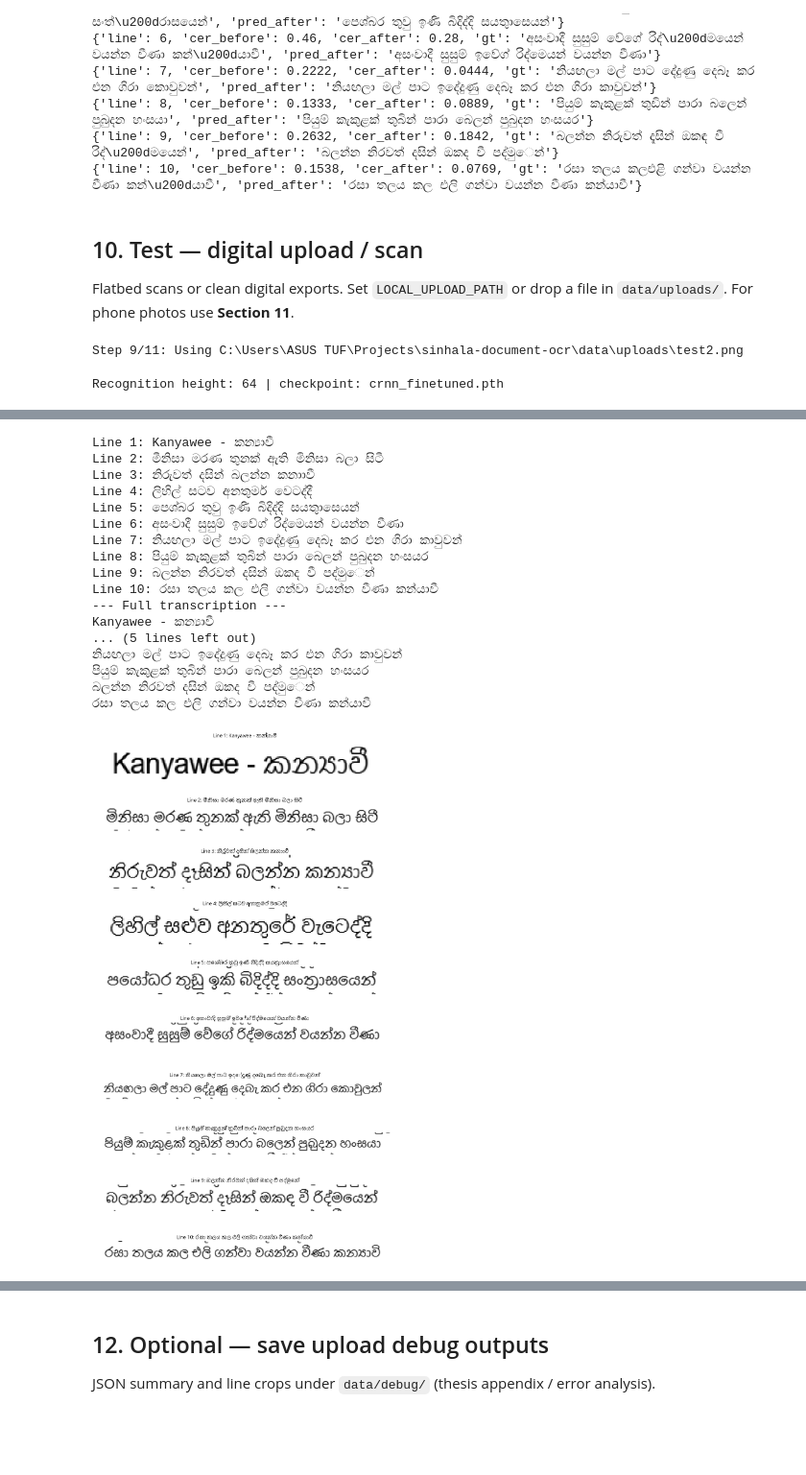
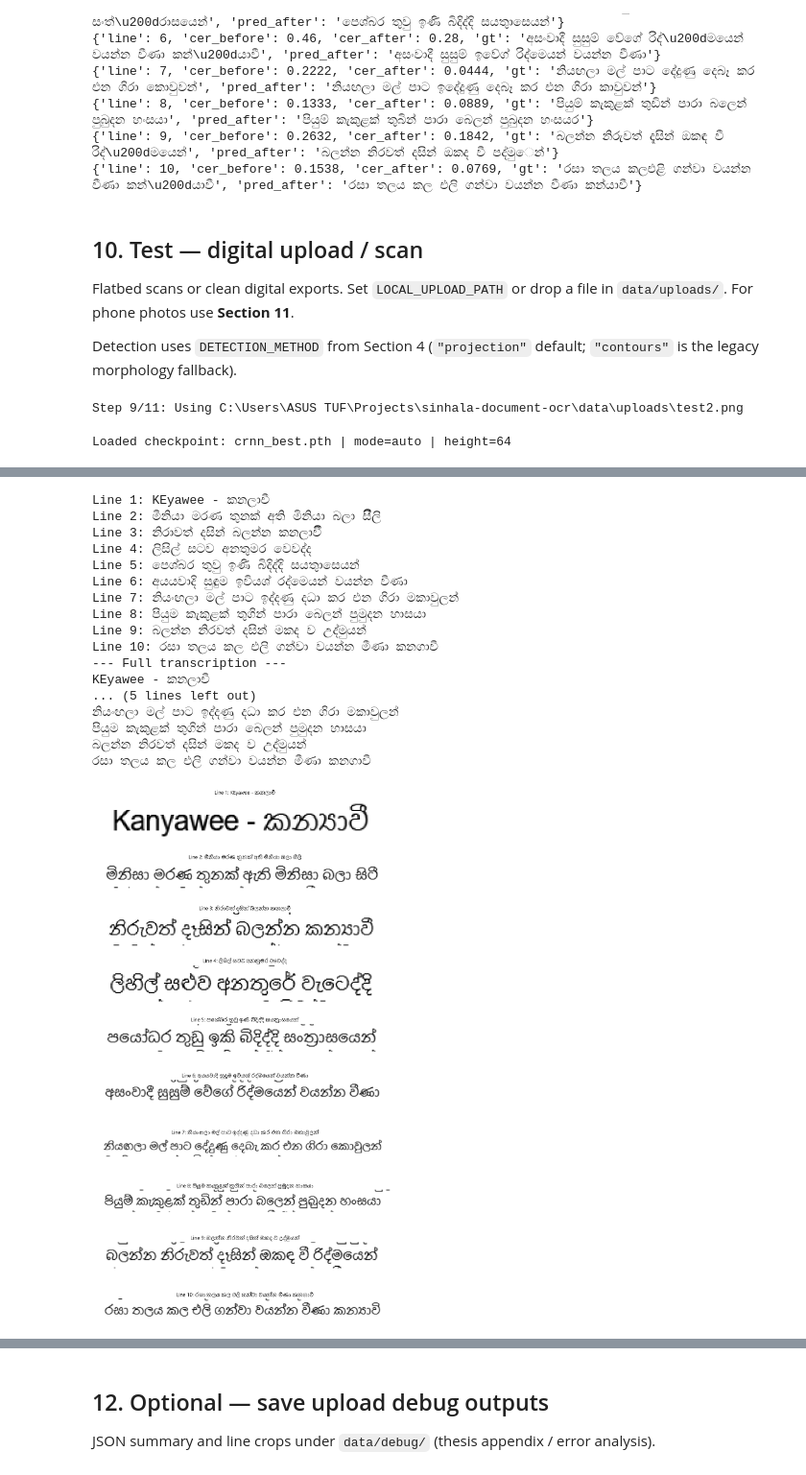
Before and after one commit to Hellsgate96/sinhala-document-ocr-2026, a Jupyter notebook: notebooks/local_pipeline.ipynb, the cells around one changed output, grey strips where cells are left out. Shown at 96% size. Drawn from its saved outputs; the diff is of its cells as text; code cells hidden in the pictures; blank space fills up the shorter version.

```diff
--- a/notebooks/local_pipeline.ipynb
+++ b/notebooks/local_pipeline.ipynb
@@ -124,17 +131,17 @@ logger = get_logger("local_pipeline")
 # === PIPELINE CONTROL ===
 RUN_GENERATE = False       # True: first time or refresh synthetic data
 RUN_BASELINE_TRAIN = False  # True: first time; ~25 epochs on GPU
-RUN_FINETUNE = False        # True: after baseline; ~10-30 epochs on poem
+RUN_FINETUNE = False        # OPTIONAL experiment (poem test case); keep False for the general model
 RUN_UPLOAD_TEST = True      # Section 9 - digital scan / upload
 RUN_REAL_PHOTO = True       # Section 10 - phone camera
 
-NUM_SAMPLES = 15000 if torch.cuda.is_available() else 5000
-BASELINE_EPOCHS = 25
+NUM_SAMPLES = 30000 if torch.cuda.is_available() else 5000  # v2: diverse corpus needs volume
+BASELINE_EPOCHS = 40   # early stopping (patience 8 on val CER) usually ends sooner
 FINETUNE_EPOCHS = 20
 
 # Recognition checkpoint selection (general docs vs Kanyawee poem fine-tune)
 # auto: crnn_best.pth for uploads unless COMPARE_TO_POEM_GT or USE_POEM_FINETUNE
-CHECKPOINT_MODE = "auto"  # "auto" | "baseline" | "finetuned"
+CHECKPOINT_MODE = "baseline"  # "baseline" (general model, default) | "auto" | "finetuned" (poem experiment)
 USE_POEM_FINETUNE = False  # True: force poem weights in auto mode (not for LaTeX/general docs)
 INFERENCE_HEIGHT = 64      # overridden from finetune config when finetuned ckpt is selected
 DECODE = "greedy"
@@ -146,6 +153,8 @@ FT_USE_REAL_ONLY = False
 FT_RUN_PREP = False  # True: run prepare_poem_dataset.py from POEM_IMAGE
 
 # Upload / real-photo options (Sections 9-10)
+DETECTION_METHOD = "projection"  # "projection" (default: borders/watermarks/centered lines) | "contours"
+
 SECTION9_PICK_FILE = False
 LOCAL_UPLOAD_PATH = ""
 INVERT_IF_DARK_BG = True
@@ -201,6 +210,8 @@ INF_OPTS["decode"] = DECODE
 if INFERENCE_HEIGHT:
     INF_OPTS["height"] = INFERENCE_HEIGHT
 
+cfg["detection"]["method"] = DETECTION_METHOD
+
 print("config:", CONFIG_PATH)
 print("CHECKPOINT_MODE:", CHECKPOINT_MODE, "| USE_POEM_FINETUNE:", USE_POEM_FINETUNE)
 print(
@@ -211,6 +222,7 @@ print(
 print("CUDA:", CUDA, "| device:", DEVICE)
 print("NUM_SAMPLES:", NUM_SAMPLES, "| BASELINE_EPOCHS:", BASELINE_EPOCHS, "| FINETUNE_EPOCHS:", FINETUNE_EPOCHS)
 print("INF_OPTS height:", INF_OPTS["height"], "| decode:", INF_OPTS["decode"])
+print("detection method:", DETECTION_METHOD)
 print("synthetic:", OUT_DIR, "| uploads:", UPLOADS_DIR)
 # %% [output]
 Matplotlib Sinhala font: C:\Windows\Fonts\Nirmala.ttc
@@ -548,6 +579,8 @@ Corpus CER after finetune: 0.1543
 ## 10. Test — digital upload / scan
 
 Flatbed scans or clean digital exports. Set `LOCAL_UPLOAD_PATH` or drop a file in `data/uploads/`. For phone photos use **Section 11**.
+
+Detection uses `DETECTION_METHOD` from Section 4 (`"projection"` default; `"contours"` is the legacy morphology fallback).
 # %%
 from tkinter import Tk, filedialog
 
@@ -598,7 +631,7 @@ import torch
 
 from src.charset import Charset
 from src.detection.text_detection import (
-    OpenCVLineDetector,
+    build_detector,
     crop_is_mostly_numeric,
     crop_lines,
     draw_boxes,
@@ -650,11 +683,8 @@ else:
     if skip_detection:
         boxes = [(0, 0, page_gray.shape[1], page_gray.shape[0])]
     else:
-        detector = OpenCVLineDetector(
-            dilate_kernel=tuple(cfg["detection"]["dilate_kernel"]),
-            min_line_height=int(cfg["detection"]["min_line_height"]),
-            min_line_width=int(cfg["detection"]["min_line_width"]),
-        )
+        detector = build_detector(cfg["detection"])  # DETECTION_METHOD from Section 4
+        print("Detection method:", cfg["detection"].get("method", "projection"))
         boxes = detector.detect(page_for_det) or [(0, 0, page_for_det.shape[1], page_for_det.shape[0])]
         boxes = refine_document_boxes(
             boxes,
@@ -697,49 +727,49 @@ else:
                 auto_invert=auto_inv,
                 denoise=INF_OPTS["denoise"],
                 min_model_width=INF_OPTS.get("min_model_width", 0),
                 pad_to_height=INF_OPTS.get("pad_to_height", True),
                 decode_mode=INF_OPTS.get("decode", "greedy"),
                 beam_width=int(INF_OPTS.get("beam_width", 10)),
                 warn_garbage=True,
             )
             upload_predictions.append({"line": i + 1, "text": text, "crop": crop.copy()})
             print(f"Line {i + 1}:", text)
 
     print("--- Full transcription ---")
     print("\n".join(p["text"] for p in upload_predictions))
 
     n_up = len(upload_predictions)
     if n_up:
         fig, axes = plt.subplots(n_up, 1, figsize=(10, 1.8 * n_up))
         if n_up == 1:
             axes = [axes]
         for ax, row in zip(axes, upload_predictions):
             ax.imshow(row["crop"], cmap="gray")
             ax.set_title(f"Line {row['line']}: {row['text'][:80]}")
             ax.axis("off")
         plt.tight_layout()
         plt.show()
 # %% [output]
-Recognition height: 64 | checkpoint: crnn_finetuned.pth
+Loaded checkpoint: crnn_best.pth | mode=auto | height=64
 [figure]
-Line 1: Kanyawee - කන්‍යාවී
-Line 2: මීනිසා මරණ තුනක් ඇති මිනිසා බලා සිටී
-Line 3: නිරුවත් දසින් බලන්න කනාාවී
-Line 4: ලිහිල් සටව අනතුමර් වෙටද්දී
+Line 1: KEyawee - කනලාචී
+Line 2: මීනියා මරණ තුනක් අති මිනියා බලා සීිලි
+Line 3: නිරාවත් දසින් බලන්න කනලාවිී
+Line 4: ලිසිල් සටව අනතුමර වෙවද්ද
 Line 5: පෙශ්බර තුවු ඉණි බිදිද්දි සයතුාසෙයන්
-Line 6: අසංවාදී සුසුම් ඉවේග් රිද්මෙයන් වයන්න වීණා
-Line 7: නියඟලා මල් පාට ඉදේදුණු දෙබෑ කර එන ගිරා කාවුවන්
-Line 8: පියුම් කැකුළක් තුබින් පාරා බෙලන් පුබුදන හංසයර
-Line 9: බලන්න නිරවත් දසින් ඔකද වී පද්මුෙන්
-Line 10: රසා තලය කල එලි ගන්වා වයන්න වීණා කන්යාවී
+Line 6: අයයවාදි සුඳුම ඉවියශ් රද්මෙයන් වයන්න වීණා
+Line 7: නියංඟලා මල් පාට ඉද්දණු දධා කර එන ගිරා මකාවුලන්
+Line 8: පියුම කැකුළක් තුගින් පාරා බෙලන් පුමුදන හාසයා
+Line 9: බලන්න නිරවත් දසින් මකද ව උද්මුයන්
+Line 10: රසා තලය කල එලි ගන්වා වයන්න මීණා කනගාවී
 --- Full transcription ---
-Kanyawee - කන්‍යාවී
+KEyawee - කනලාචී
 ... (5 lines left out)
-නියඟලා මල් පාට ඉදේදුණු දෙබෑ කර එන ගිරා කාවුවන්
-පියුම් කැකුළක් තුබින් පාරා බෙලන් පුබුදන හංසයර
-බලන්න නිරවත් දසින් ඔකද වී පද්මුෙන්
-රසා තලය කල එලි ගන්වා වයන්න වීණා කන්යාවී
+නියංඟලා මල් පාට ඉද්දණු දධා කර එන ගිරා මකාවුලන්
+පියුම කැකුළක් තුගින් පාරා බෙලන් පුමුදන හාසයා
+බලන්න නිරවත් දසින් මකද ව උද්මුයන්
+රසා තලය කල එලි ගන්වා වයන්න මීණා කනගාවී
-[figure, old version]
+[figure, new version]
 # %% [markdown]
 ## 11. Test - real captured photo
 
```
Also changed, not shown: parts of 10 cells of this notebook, 17 other files.
